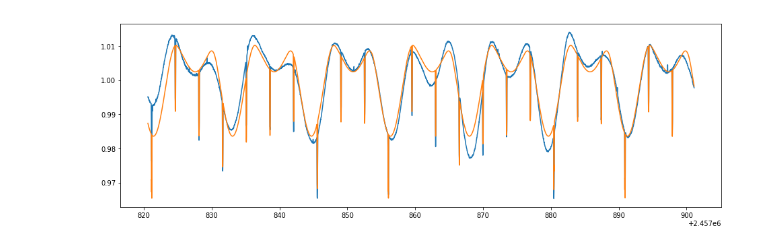
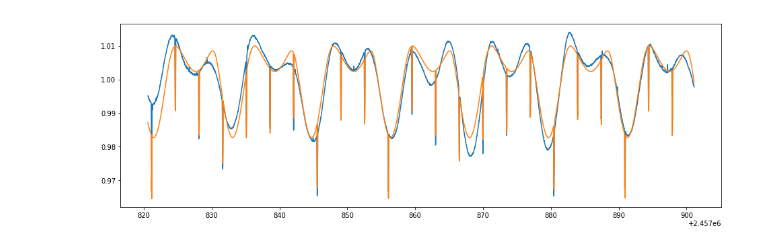
Before and after one commit to bmorris3/EPIC2475, a Jupyter notebook: chop_results.ipynb, the cells around one changed output. Cells and saved outputs as stored; diff of their text form; code cells hidden in the pictures.

```diff
--- a/chop_results.ipynb
+++ b/chop_results.ipynb
@@ -12,14 +12,14 @@ flux = table['Flux'] / np.polyval(fit, table['JD'] - table['JD'].mean())
 error = table['Err'] / np.polyval(fit, table['JD'] - table['JD'].mean())
 # %%
 fig, ax = plt.subplots(figsize=(16, 5))
-stsp = Table.read('T_misaligned_l_lcout.txt', format='ascii.fast_no_header')
+stsp = Table.read('L_lcout.txt', format='ascii.fast_no_header')
 stsp_time = stsp['col1']
 stsp_flux = stsp['col4']
 plt.plot(table['JD'], flux/flux.mean())
 plt.plot(stsp_time, stsp_flux/stsp_flux.mean())
 plt.show()
 # %% [output]
-[figure, old version]
+[figure, new version]
 # %%
 import sys
 sys.path.insert(0, '/Users/bmmorris/git/gravdark/')
```
Also changed, not shown: parts of 4 cells of this notebook.
